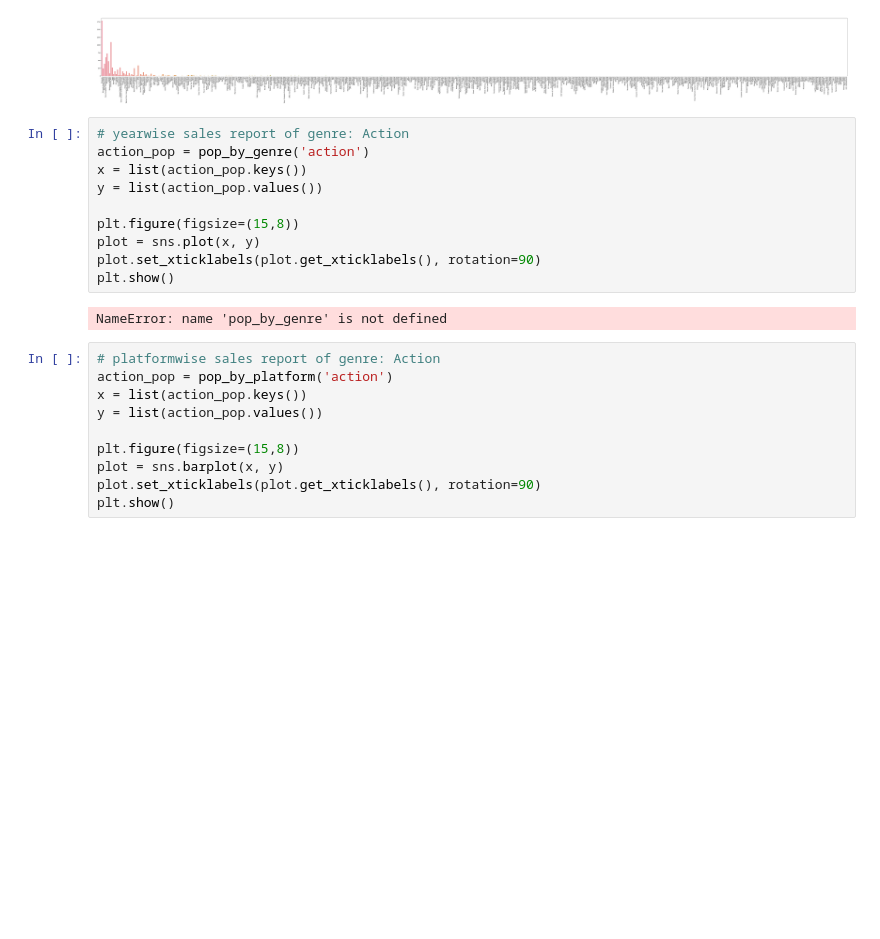
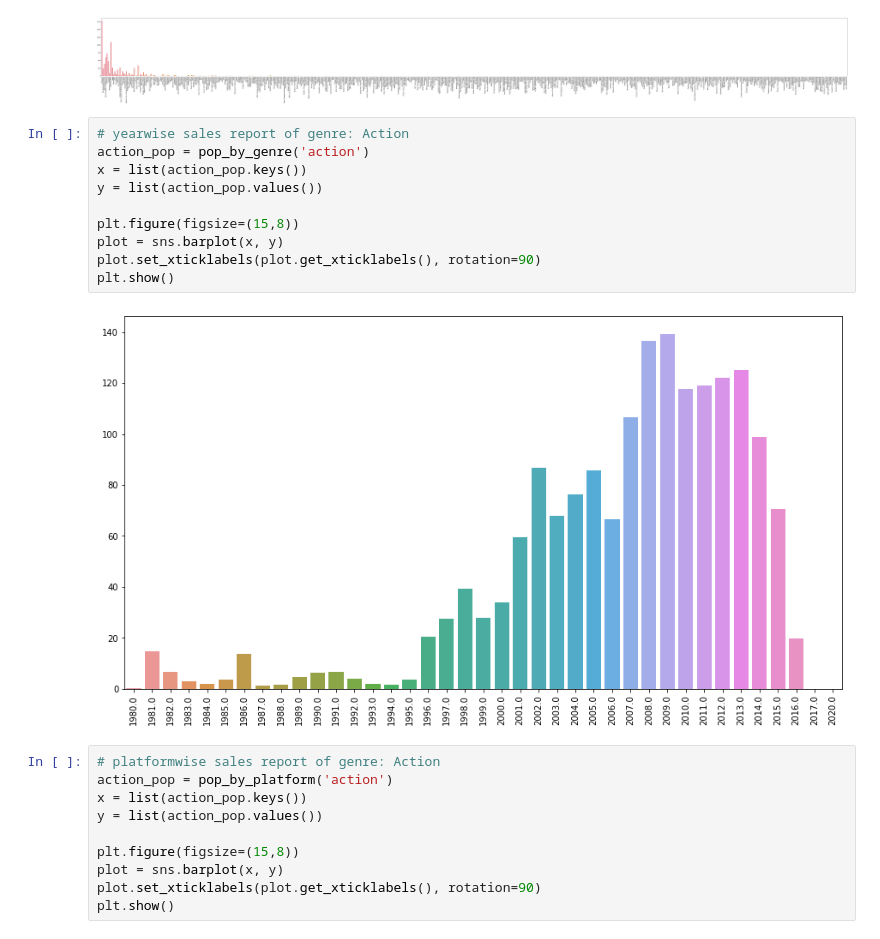
Before and after one commit to AjithRamachandran/ds-projects, a Jupyter notebook: vg analysis/Data Visualisation.ipynb, the cells around one changed output. Drawn from its saved outputs; the diff is of its cells as text; blank space fills up the shorter version.

Commit message:
Data Visualization: fix error

```diff
--- a/vg analysis/Data Visualisation.ipynb
+++ b/vg analysis/Data Visualisation.ipynb
@@ -133,15 +133,15 @@ plt.show()
 # %%
 # yearwise sales report of genre: Action
 action_pop = pop_by_genre('action')
 x = list(action_pop.keys())
 y = list(action_pop.values())
 
 plt.figure(figsize=(15,8))
-plot = sns.plot(x, y)
+plot = sns.barplot(x, y)
 plot.set_xticklabels(plot.get_xticklabels(), rotation=90)
 plt.show()
 # %% [output]
-NameError: name 'pop_by_genre' is not defined
+[figure, added]
 # %%
 # platformwise sales report of genre: Action
 action_pop = pop_by_platform('action')
```
